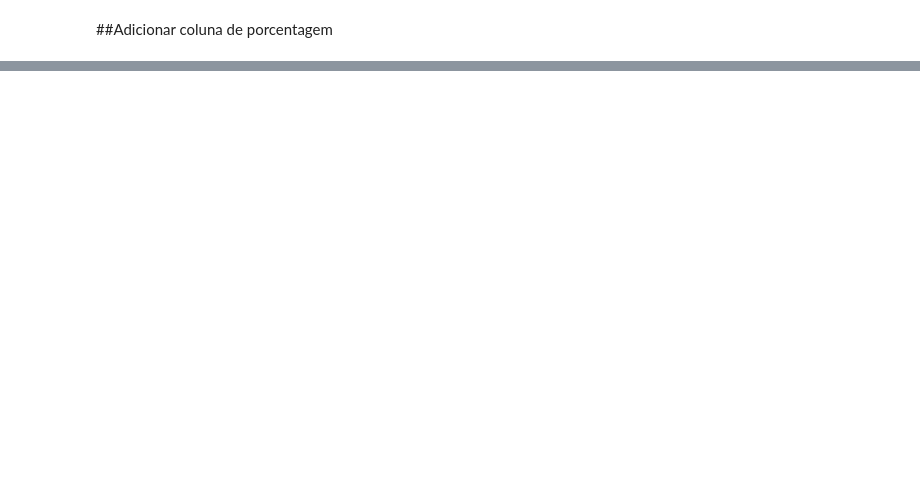
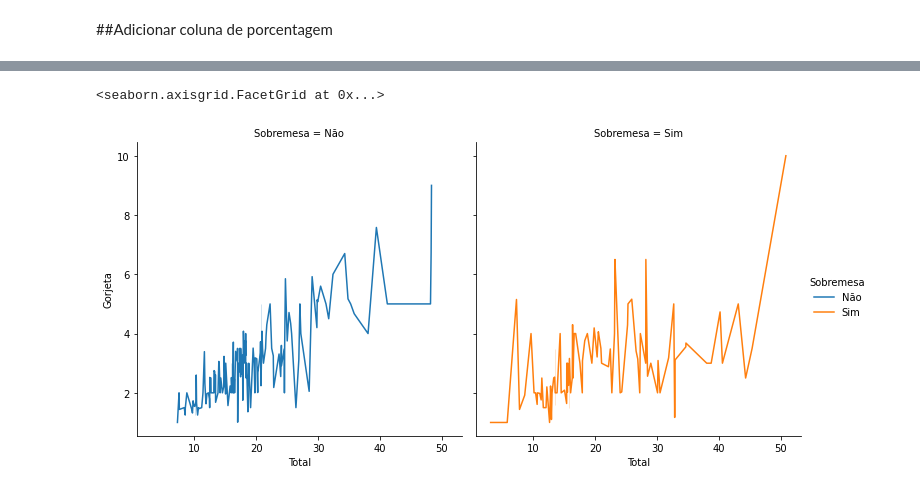
Before and after one commit to EnzoFerreira/DataScience_MiniProjects, a Jupyter notebook: Tips.ipynb, the cells around one changed output, grey strips where cells are left out. Saved outputs shown, nothing was run; the diff lists cells and outputs as text; code cells hidden in the pictures; blank space fills up the shorter version.

```diff
--- a/Tips.ipynb
+++ b/Tips.ipynb
@@ -102,0 +112,6 @@ gorjetas.head(10)
+# %%
+#transformando a visualização com kind
+sns.relplot(x='Total',y='Gorjeta', col='Sobremesa', hue='Sobremesa', kind='line' , data=gorjetas)
+# %% [output]
+<seaborn.axisgrid.FacetGrid at 0x...>
+[figure, added]
```
Also changed, not shown: parts of 13 cells of this notebook.
